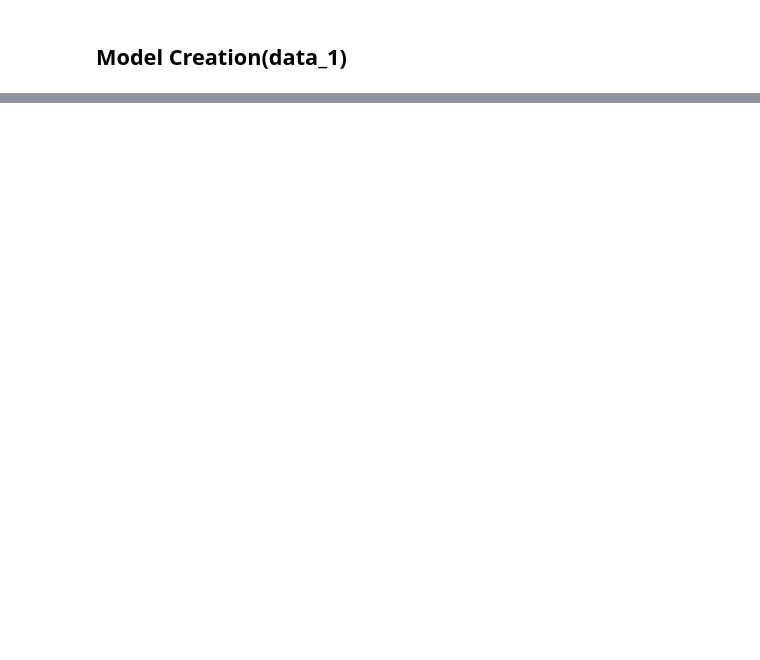
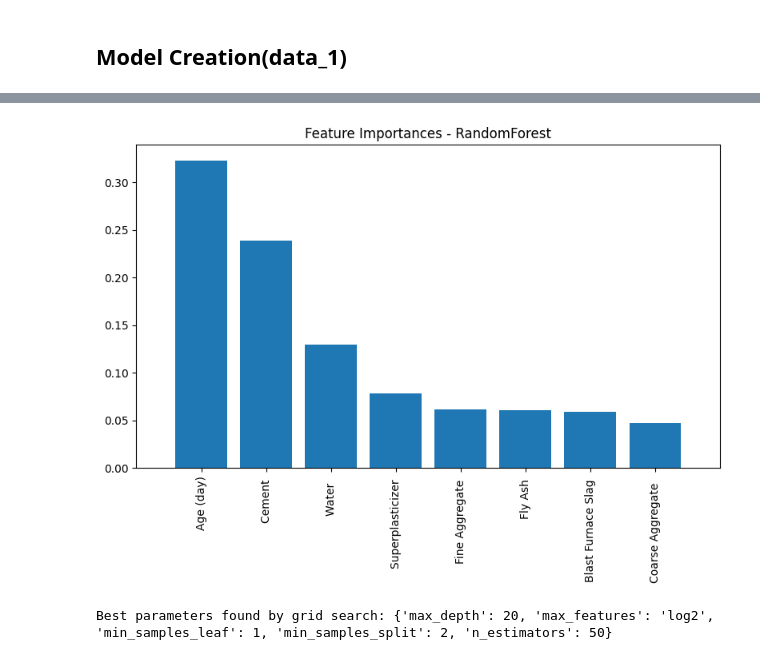
Before and after one commit to Taiwo220/Modelling_Cement_Concrete, a Jupyter notebook: Concrete Strength Prediction.ipynb, the cells around one changed output, grey strips where cells are left out. Saved outputs shown, nothing was run; the diff lists cells and outputs as text; code cells hidden in the pictures; blank space fills up the shorter version.

```diff
--- a/Concrete Strength Prediction.ipynb
+++ b/Concrete Strength Prediction.ipynb
@@ -170,8 +244,7 @@ y_test = y_test.values.ravel()
 # %%
 # Initialize and train the LGBMRegressor model
-light_gbm = lgbm(n_estimators=100,  # Reduce number of trees (estimators)
-                      learning_rate=0.01)
-light_gbm.fit(X_train, y_train)  # Train the model
+light_gbm = lgbm()
+light_gbm.fit(X_train, y_train)
 
 # Predictions for the train set
 train_pred = light_gbm.predict(X_train)
@@ -186,14 +259,14 @@ print('Cor is', math.sqrt(r2_score(y_train, train_pred)))
 print("")
 
 # Predictions for the valid set
-valid_pred = light_gbm.predict(X_train)
+valid_pred = light_gbm.predict(X_valid)
 
-print('Prediction for train set')
-print('MAE is', mean_absolute_error(y_train, valid_pred))
-print('MSE is', mean_squared_error(y_train, valid_pred))
-print('RMSE is', np.sqrt(mean_squared_error(y_train, valid_pred)))
-print('R_Sqd is', r2_score(y_train, valid_pred))
-print('Cor is', math.sqrt(r2_score(y_train, valid_pred)))
+print('Prediction for valid set')
+print('MAE is', mean_absolute_error(y_valid, valid_pred))
+print('MSE is', mean_squared_error(y_valid, valid_pred))
+print('RMSE is', np.sqrt(mean_squared_error(y_valid, valid_pred)))
+print('R_Sqd is', r2_score(y_valid, valid_pred))
+print('Cor is', math.sqrt(r2_score(y_valid, valid_pred)))
 
 print("")
 
@@ -226,0 +359,38 @@ Cor is 0.0
+# %%
+# feature importance
+feature_importances=rgbm.feature_importances_
+# Sort feature importances in descending order
+indices = np.argsort(feature_importances)[::-1]
+feature_names=X_train.columns
+# Plot feature importances
+plt.figure(figsize=(8, 6))
+plt.title("Feature Importances - RandomForest")
+plt.bar(range(X_train.shape[1]), feature_importances[indices], align="center")
+plt.xticks(range(X_train.shape[1]), feature_names[indices], rotation=90)
+plt.xlim([-1, X_train.shape[1]])
+plt.tight_layout()
+plt.show()
+# %% [output]
+[figure, added]
+# %%
+# Define the parameter grid for grid search
+param_grid = {
+    'n_estimators': [10,50,100],
+    'max_depth': [None, 10, 20, 30],
+    'min_samples_split': [1, 2, 3, 5],
+    'min_samples_leaf': [1, 5, 10],
+    'max_features': ['auto', 'sqrt', 'log2']
+}
+
+# Initialize the RandomForestRegressor
+rf_regressor = rf(random_state=42)
+
+# Perform grid search with cross-validation
+grid_search = GridSearchCV(estimator=rf_regressor, param_grid=param_grid, cv=5, scoring='neg_mean_squared_error', n_jobs=-1)
+grid_search.fit(X_train, y_train)
+
+# Best parameters from grid search
+best_params = grid_search.best_params_
+print("Best parameters found by grid search:", best_params)
+# %% [output]
+Best parameters found by grid search: {'max_depth': 20, 'max_features': 'log2', 'min_samples_leaf': 1, 'min_samples_split': 2, 'n_estimators': 50}
```
Also changed, not shown: parts of 10 cells of this notebook.
